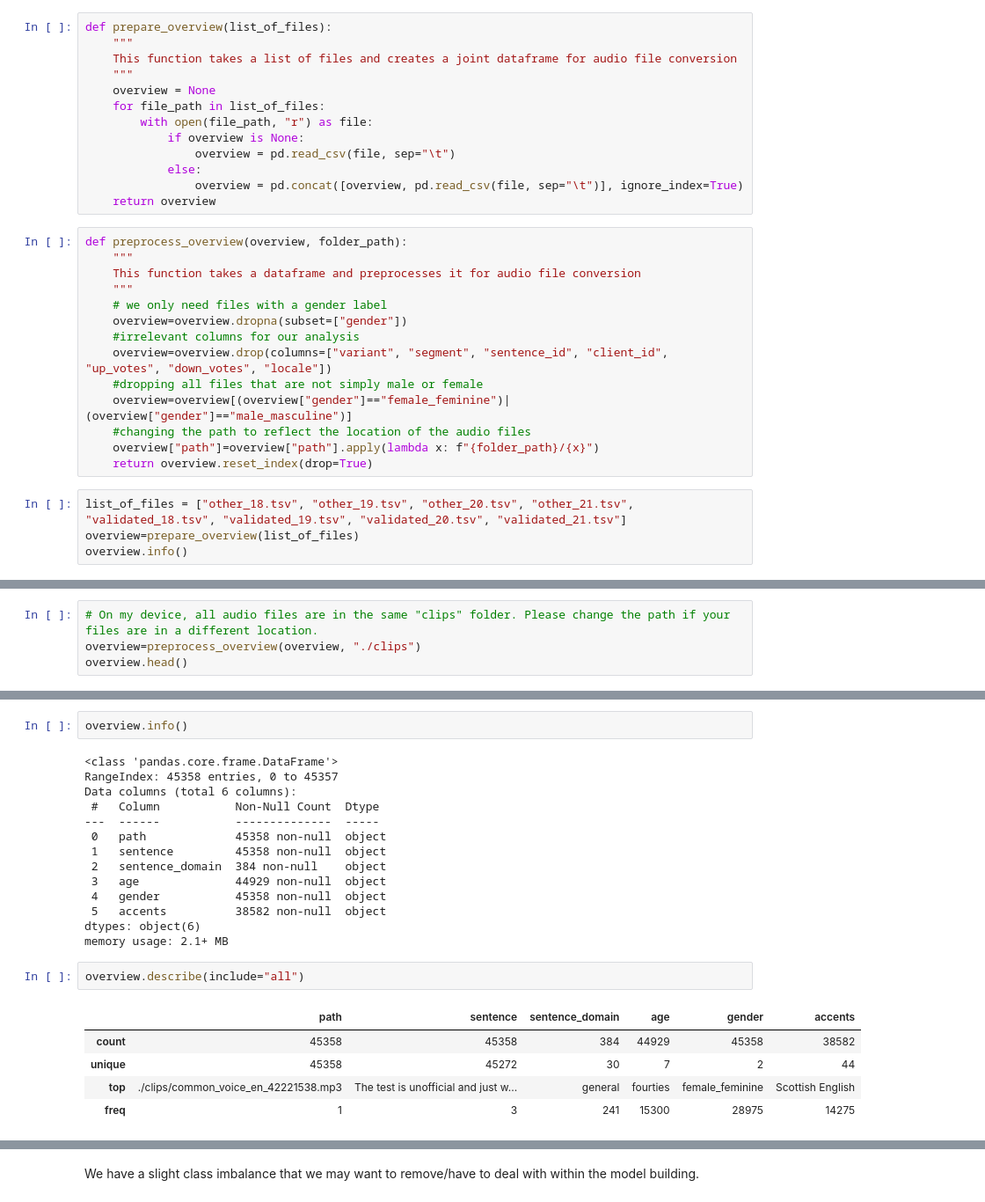
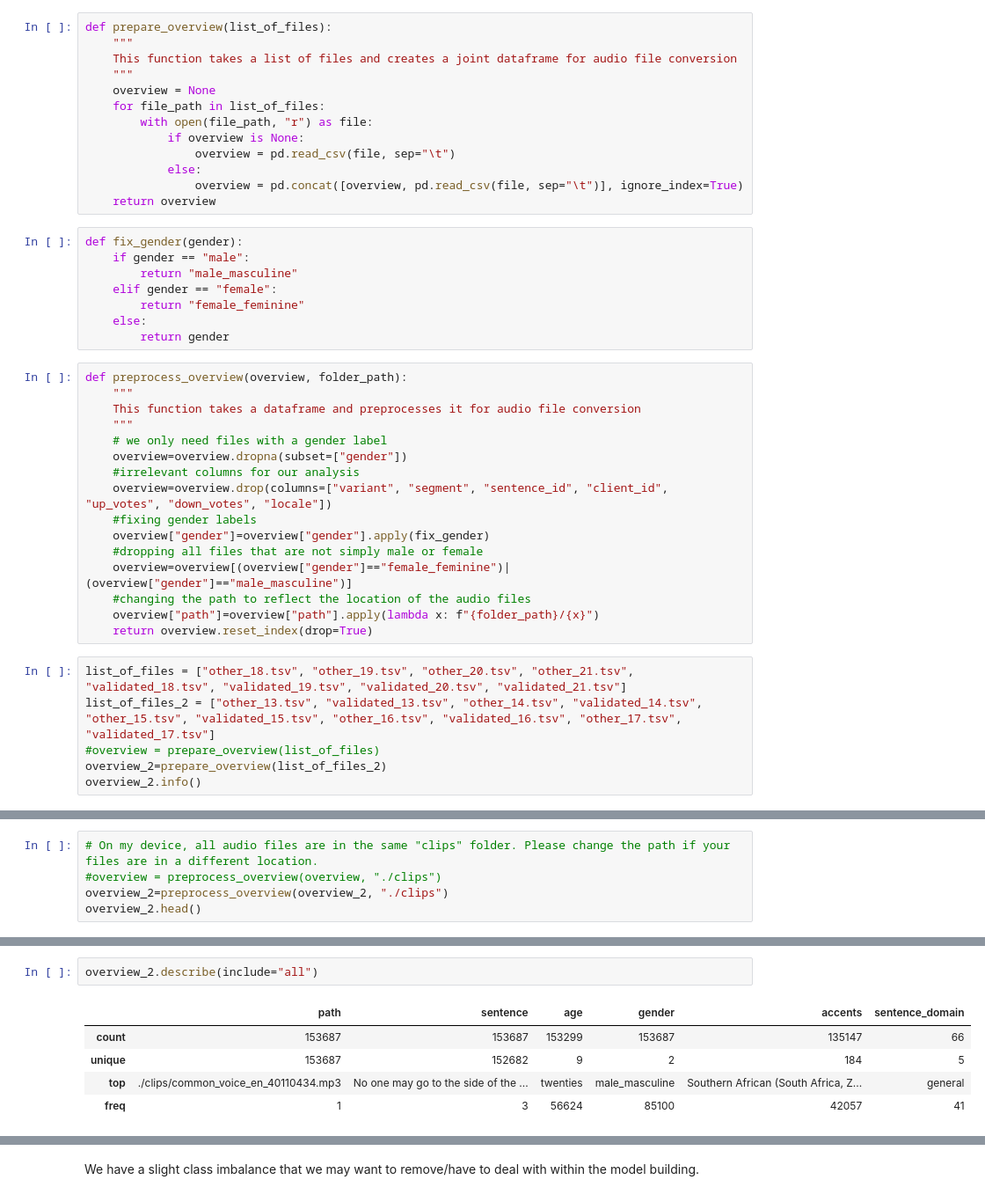
Before and after one commit to heinrichhegenbarth/KAN-CDSCO2004U_Machine_Learning_and_Deep_Learning, a Jupyter notebook: Final_Project/data_conversion.ipynb, the cells around one changed output, grey strips where cells are left out. Shown at 88% size. Saved outputs shown, nothing was run; the diff lists cells and outputs as text.

```diff
--- a/Final_Project/data_conversion.ipynb
+++ b/Final_Project/data_conversion.ipynb
@@ -31,6 +31,14 @@ def prepare_overview(list_of_files):
             else:
                 overview = pd.concat([overview, pd.read_csv(file, sep="\t")], ignore_index=True)
     return overview
+# %%
+def fix_gender(gender):
+    if gender == "male":
+        return "male_masculine"
+    elif gender == "female":
+        return "female_feminine"
+    else:
+        return gender
 # %%
 def preprocess_overview(overview, folder_path):
     """
@@ -40,6 +48,8 @@ def preprocess_overview(overview, folder_path):
     overview=overview.dropna(subset=["gender"])
     #irrelevant columns for our analysis
     overview=overview.drop(columns=["variant", "segment", "sentence_id", "client_id", "up_votes", "down_votes", "locale"])
+    #fixing gender labels
+    overview["gender"]=overview["gender"].apply(fix_gender)
     #dropping all files that are not simply male or female
     overview=overview[(overview["gender"]=="female_feminine")|(overview["gender"]=="male_masculine")]
     #changing the path to reflect the location of the audio files
@@ -47,7 +57,9 @@ def preprocess_overview(overview, folder_path):
     return overview.reset_index(drop=True)
 # %%
 list_of_files = ["other_18.tsv", "other_19.tsv", "other_20.tsv", "other_21.tsv", "validated_18.tsv", "validated_19.tsv", "validated_20.tsv", "validated_21.tsv"]
-overview=prepare_overview(list_of_files)
-overview.info()
+list_of_files_2 = ["other_13.tsv", "validated_13.tsv", "other_14.tsv", "validated_14.tsv", "other_15.tsv", "validated_15.tsv", "other_16.tsv", "validated_16.tsv", "other_17.tsv", "validated_17.tsv"]
+#overview = prepare_overview(list_of_files)
+overview_2=prepare_overview(list_of_files_2)
+overview_2.info()
 # %% [output]
 <class 'pandas.core.frame.DataFrame'>
@@ -73,5 +97,6 @@ memory usage: 9.4+ MB
 # %%
 # On my device, all audio files are in the same "clips" folder. Please change the path if your files are in a different location.
-overview=preprocess_overview(overview, "./clips")
-overview.head()
+#overview = preprocess_overview(overview, "./clips")
+overview_2=preprocess_overview(overview_2, "./clips")
+overview_2.head()
 # %% [output]
@@ -84,25 +109,9 @@ overview.head()
-# %%
-overview.info()
-# %% [output]
-<class 'pandas.core.frame.DataFrame'>
-RangeIndex: 45358 entries, 0 to 45357
-Data columns (total 6 columns):
- #   Column           Non-Null Count  Dtype
----  ------           --------------  -----
- 0   path             45358 non-null  object
- 1   sentence         45358 non-null  object
- 2   sentence_domain  384 non-null    object
- 3   age              44929 non-null  object
- 4   gender           45358 non-null  object
- 5   accents          38582 non-null  object
-dtypes: object(6)
-memory usage: 2.1+ MB
 # %%
-overview.describe(include="all")
+overview_2.describe(include="all")
 # %% [output]
-|  | path | sentence | sentence_domain | age | gender | accents |
-| count | 45358 | 45358 | 384 | 44929 | 45358 | 38582 |
-| unique | 45358 | 45272 | 30 | 7 | 2 | 44 |
-| top | ./clips/common_voice_en_42221538.mp3 | The test is unofficial and just w... | general | fourties | female_feminine | Scottish English |
-| freq | 1 | 3 | 241 | 15300 | 28975 | 14275 |
+|  | path | sentence | age | gender | accents | sentence_domain |
+| count | 153687 | 153687 | 153299 | 153687 | 135147 | 66 |
+| unique | 153687 | 152682 | 9 | 2 | 184 | 5 |
+| top | ./clips/common_voice_en_40110434.mp3 | No one may go to the side of the ... | twenties | male_masculine | Southern African (South Africa, Z... | general |
+| freq | 1 | 3 | 56624 | 85100 | 42057 | 41 |
 # %%
```
Also changed, not shown: parts of 6 cells of this notebook.
